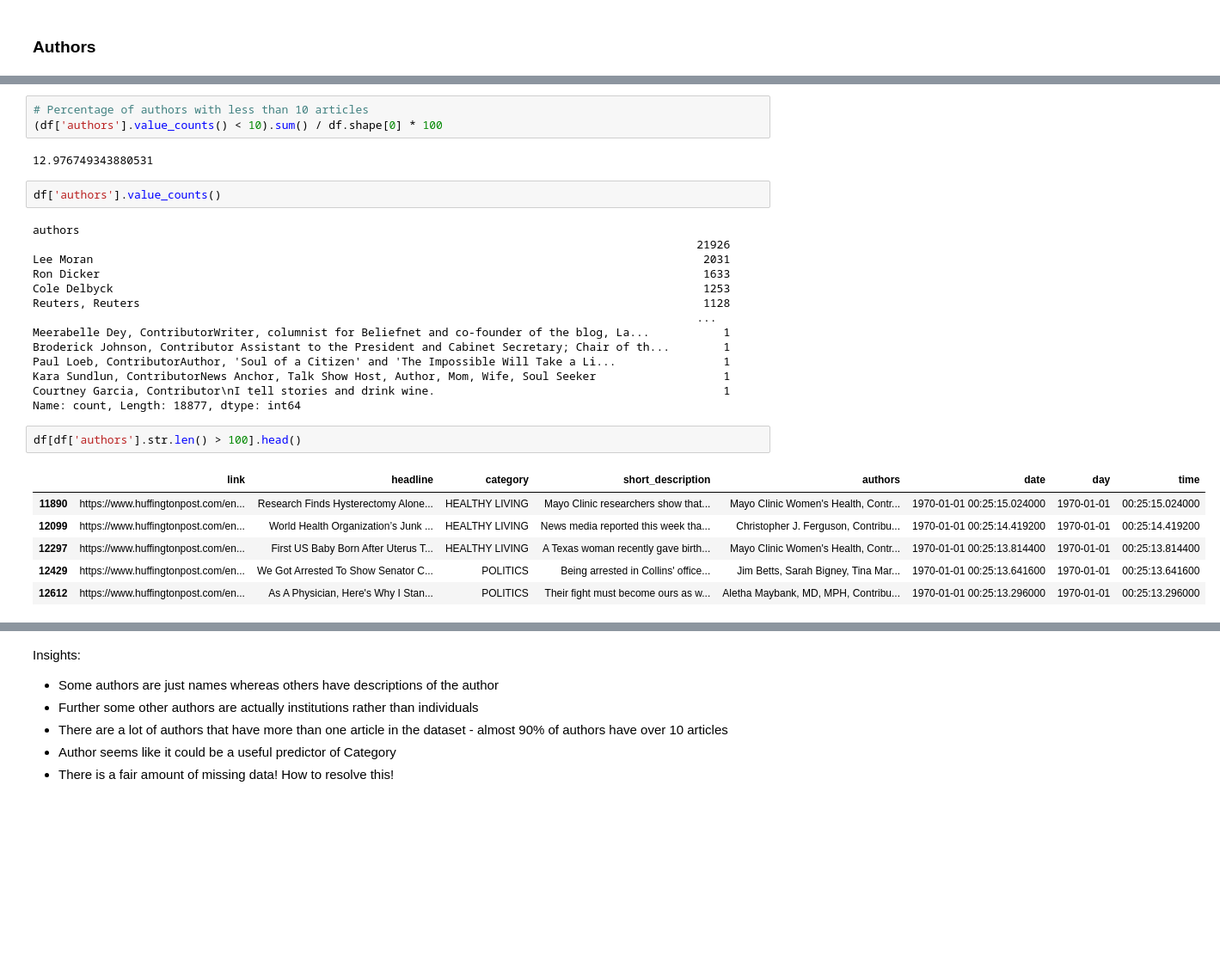
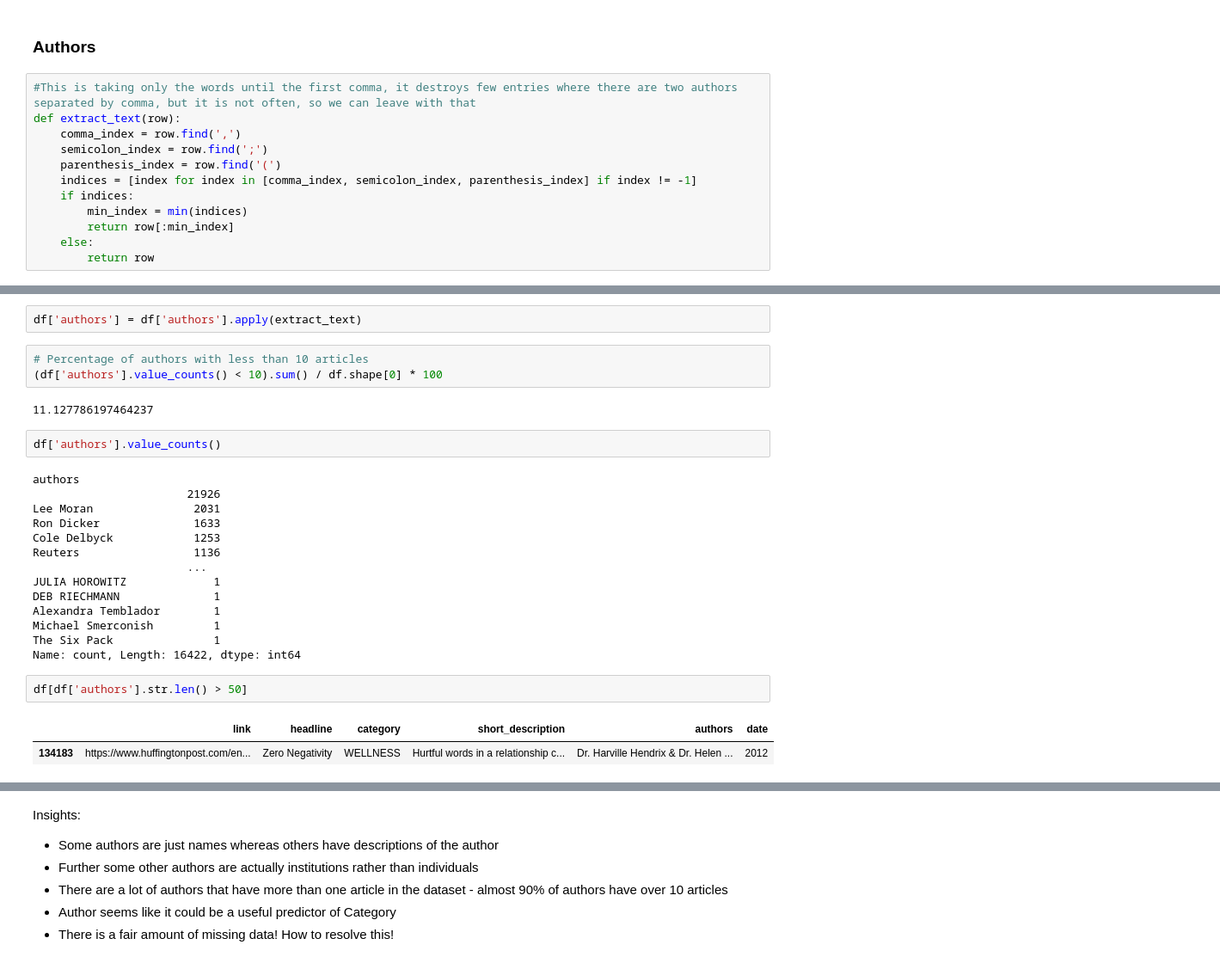
Before and after one commit to benjordan98/intelligent_sys_assignment2, a Jupyter notebook: code.ipynb, the cells around one changed output, grey strips where cells are left out. Shown at 86% size. Drawn from its saved outputs; the diff is of its cells as text; blank space fills up the shorter version.

```diff
--- a/code.ipynb
+++ b/code.ipynb
@@ -197,3 +193,15 @@ Text(0.5, 1.0, 'Category Distribution')
 [figure]
 # %% [markdown]
 ### Authors
+# %%
+#This is taking only the words until the first comma, it destroys few entries where there are two authors separated by comma, but it is not often, so we can leave with that
+def extract_text(row):
+    comma_index = row.find(',')
+    semicolon_index = row.find(';')
+    parenthesis_index = row.find('(')
+    indices = [index for index in [comma_index, semicolon_index, parenthesis_index] if index != -1]
+    if indices:
+        min_index = min(indices)
+        return row[:min_index]
+    else:
+        return row
@@ -205,33 +233,31 @@ len(df['authors'].unique())
+# %%
+df['authors'] = df['authors'].apply(extract_text)
 # %%
 # Percentage of authors with less than 10 articles
 (df['authors'].value_counts() < 10).sum() / df.shape[0] * 100
 # %% [output]
-12.976749343880531
+11.127786197464237
 # %%
 df['authors'].value_counts()
 # %% [output]
 authors
-                                                                                                   21926
-Lee Moran                                                                                           2031
-Ron Dicker                                                                                          1633
-Cole Delbyck                                                                                        1253
-Reuters, Reuters                                                                                    1128
-                                                                                                   ...
-Meerabelle Dey, ContributorWriter, columnist for Beliefnet and co-founder of the blog, La...           1
-Broderick Johnson, Contributor Assistant to the President and Cabinet Secretary; Chair of th...        1
-Paul Loeb, ContributorAuthor, 'Soul of a Citizen' and 'The Impossible Will Take a Li...                1
-Kara Sundlun, ContributorNews Anchor, Talk Show Host, Author, Mom, Wife, Soul Seeker                   1
-Courtney Garcia, Contributor\nI tell stories and drink wine.                                           1
-Name: count, Length: 18877, dtype: int64
+                       21926
+Lee Moran               2031
+Ron Dicker              1633
+Cole Delbyck            1253
+Reuters                 1136
+                       ...
+JULIA HOROWITZ             1
+DEB RIECHMANN              1
+Alexandra Temblador        1
+Michael Smerconish         1
+The Six Pack               1
+Name: count, Length: 16422, dtype: int64
 # %%
-df[df['authors'].str.len() > 100].head()
+df[df['authors'].str.len() > 50]
 # %% [output]
-|  | link | headline | category | short_description | authors | date | day | time |
-| 11890 | https://www.huffingtonpost.com/en... | Research Finds Hysterectomy Alone... | HEALTHY LIVING | Mayo Clinic researchers show that... | Mayo Clinic Women's Health, Contr... | 1970-01-01 00:25:15.024000 | 1970-01-01 | 00:25:15.024000 |
-| 12099 | https://www.huffingtonpost.com/en... | World Health Organization’s Junk ... | HEALTHY LIVING | News media reported this week tha... | Christopher J. Ferguson, Contribu... | 1970-01-01 00:25:14.419200 | 1970-01-01 | 00:25:14.419200 |
-| 12297 | https://www.huffingtonpost.com/en... | First US Baby Born After Uterus T... | HEALTHY LIVING | A Texas woman recently gave birth... | Mayo Clinic Women's Health, Contr... | 1970-01-01 00:25:13.814400 | 1970-01-01 | 00:25:13.814400 |
-| 12429 | https://www.huffingtonpost.com/en... | We Got Arrested To Show Senator C... | POLITICS | Being arrested in Collins' office... | Jim Betts, Sarah Bigney, Tina Mar... | 1970-01-01 00:25:13.641600 | 1970-01-01 | 00:25:13.641600 |
-| 12612 | https://www.huffingtonpost.com/en... | As A Physician, Here's Why I Stan... | POLITICS | Their fight must become ours as w... | Aletha Maybank, MD, MPH, Contribu... | 1970-01-01 00:25:13.296000 | 1970-01-01 | 00:25:13.296000 |
+|  | link | headline | category | short_description | authors | date |
+| 134183 | https://www.huffingtonpost.com/en... | Zero Negativity | WELLNESS | Hurtful words in a relationship c... | Dr. Harville Hendrix & Dr. Helen ... | 2012 |
 # %%
 # look at the relationship between authors and category
 # for top 100 authors
```
Also changed, not shown: parts of 29 cells of this notebook.
